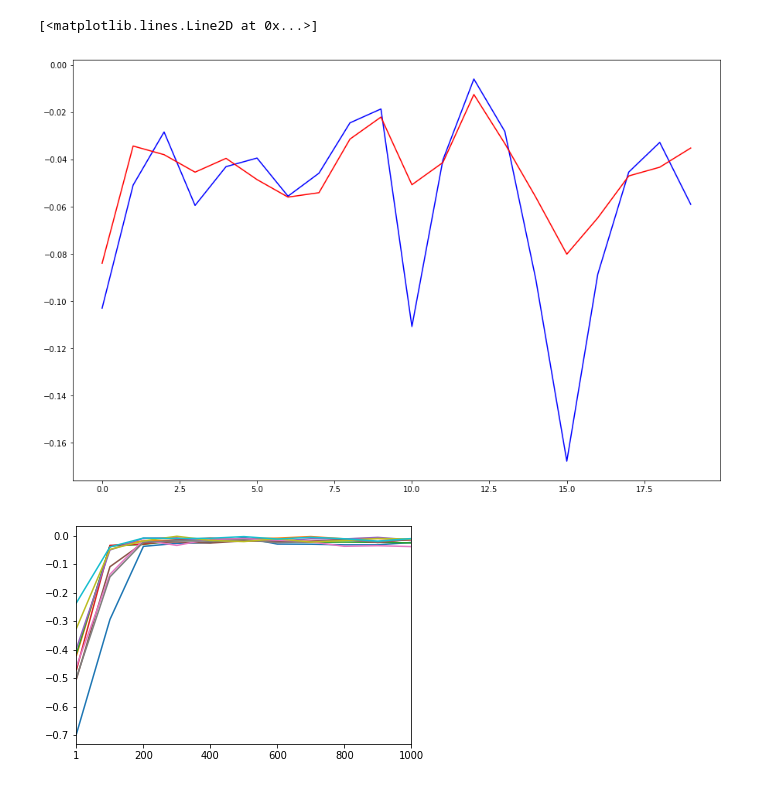
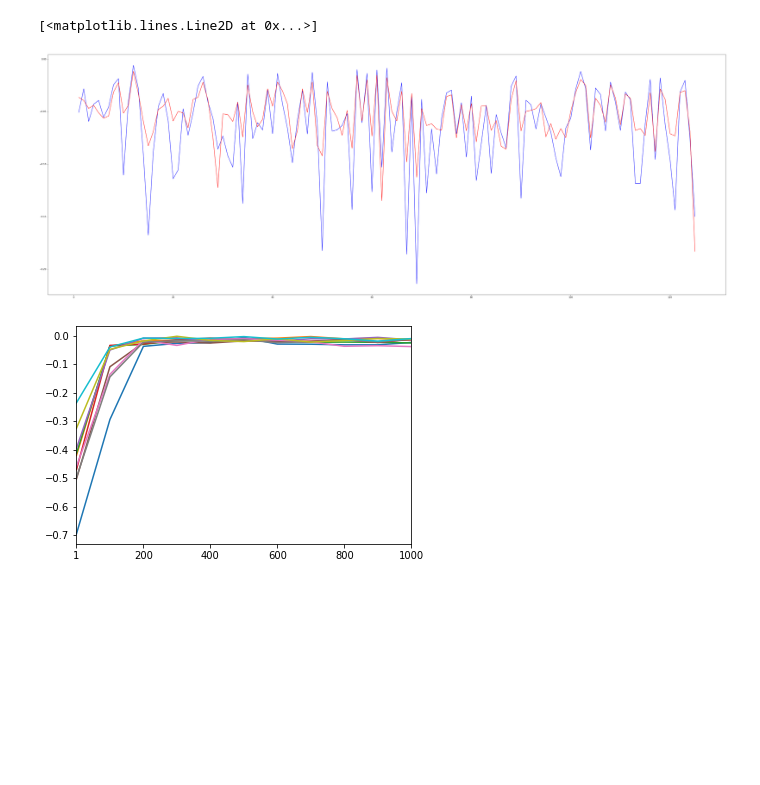
Before and after one commit to prokhn/onti-2019-bigdata, a Jupyter notebook: experiments_bezvershenko/controllers/plots_bezvershenko.ipynb, the cells around one changed output. Drawn from its saved outputs; the diff is of its cells as text; code cells hidden in the pictures; blank space fills up the shorter version.

```diff
--- a/experiments_bezvershenko/controllers/plots_bezvershenko.ipynb
+++ b/experiments_bezvershenko/controllers/plots_bezvershenko.ipynb
@@ -2,8 +2,8 @@
 import pandas as pd
 import seaborn
 # %%
-data = pd.read_csv('after_tune.csv', delimiter=';')
-data_before = pd.read_csv('before_tune.csv', delimiter=';')
+data = pd.read_csv('1000seeds_1k_optimized.csv', delimiter=';')
+data_before = pd.read_csv('1000seeds_1k_not_optimized.csv', delimiter=';')
 # %%
 data.head(15)
 # %% [output]
@@ -26,16 +26,16 @@ data.head(15)
 # %%
 import matplotlib.pyplot as plt
 
-f, ax = plt.subplots(figsize=(15, 10))
+f, ax = plt.subplots(figsize=(55, 20))
 
 ax.plot(data_before['seed'], data_before['mean_rewards'], 'b')
 ax.plot(data['seed'], data['mean_rewards'], 'r')
 
 # data.plot(x="seed",y="mean_rewards", figsize=(15, 10))
 # data_before.plot(x="seed",y="mean_rewards", figsize=(15, 10))
 # %% [output]
 [<matplotlib.lines.Line2D at 0x...>]
-[figure, old version]
+[figure, new version]
 # %%
 for row in data[:10].iterrows():
     a = row[1].drop(['seed', 'name_model', 'sum_rewards', 'mean_rewards'])
```
Also changed, not shown: parts of 2 cells of this notebook, 3 other files.
